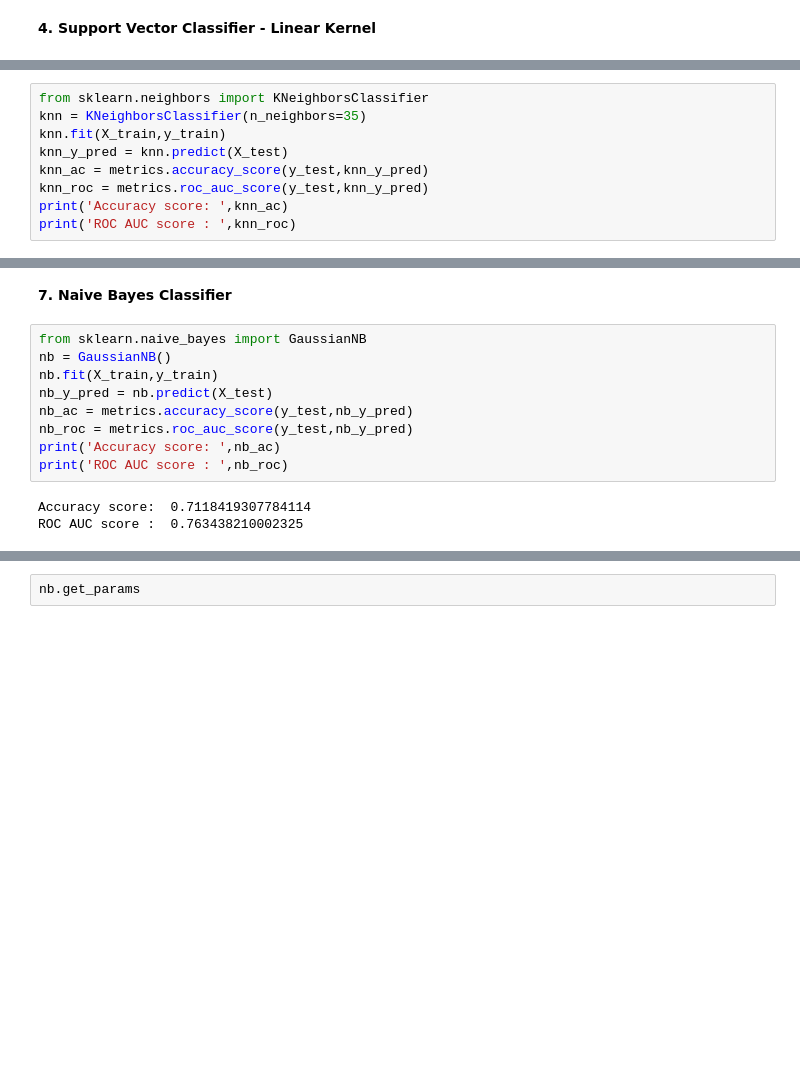
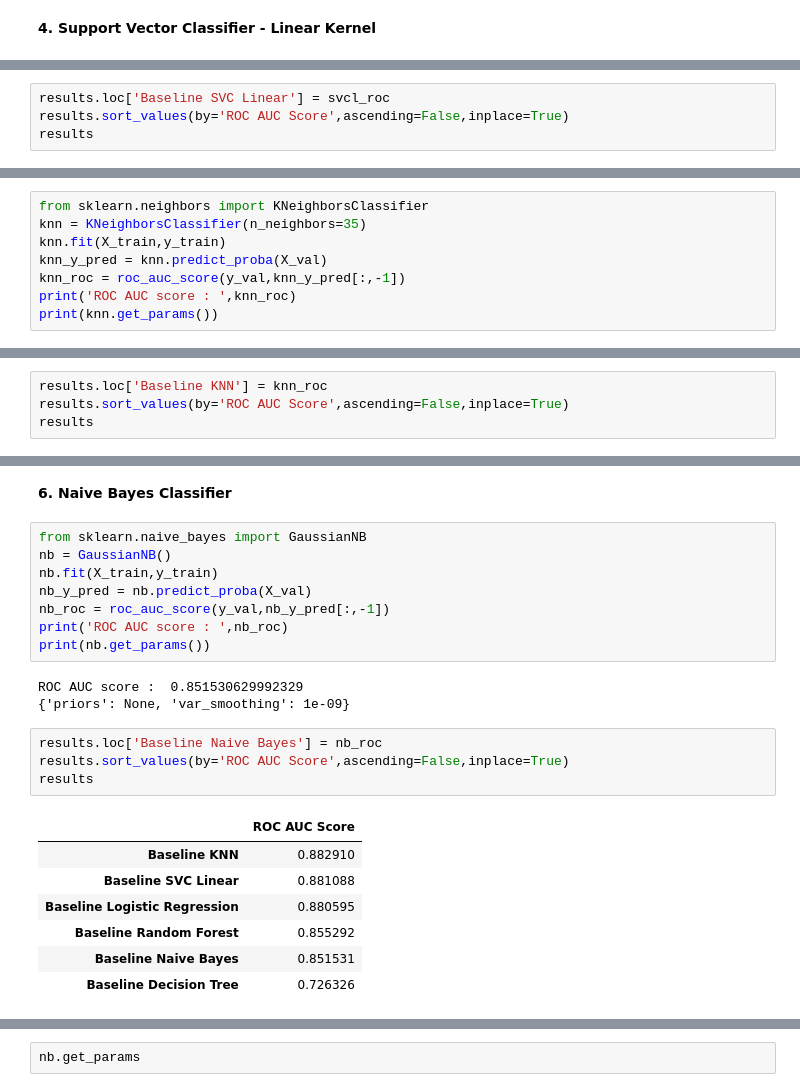
Before and after one commit to ishitashah23/learning-projects, a Jupyter notebook: Income-category Classification Project/Classification Project_Income based on Census.ipynb, the cells around one changed output, grey strips where cells are left out. Saved outputs shown, nothing was run; the diff lists cells and outputs as text; blank space fills up the shorter version.

```diff
--- a/Income-category Classification Project/Classification Project_Income based on Census.ipynb
+++ b/Income-category Classification Project/Classification Project_Income based on Census.ipynb
@@ -727,0 +734,4 @@ svc_r.get_params
+# %%
+results.loc['Baseline SVC Linear'] = svcl_roc
+results.sort_values(by='ROC AUC Score',ascending=False,inplace=True)
+results
@@ -731,9 +747,8 @@ svc_r.get_params
 from sklearn.neighbors import KNeighborsClassifier
 knn = KNeighborsClassifier(n_neighbors=35)
 knn.fit(X_train,y_train)
-knn_y_pred = knn.predict(X_test)
-knn_ac = metrics.accuracy_score(y_test,knn_y_pred)
-knn_roc = metrics.roc_auc_score(y_test,knn_y_pred)
-print('Accuracy score: ',knn_ac)
+knn_y_pred = knn.predict_proba(X_val)
+knn_roc = roc_auc_score(y_val,knn_y_pred[:,-1])
 print('ROC AUC score : ',knn_roc)
+print(knn.get_params())
 # %% [output]
@@ -747,0 +757,4 @@ knn.get_params
+# %%
+results.loc['Baseline KNN'] = knn_roc
+results.sort_values(by='ROC AUC Score',ascending=False,inplace=True)
+results
@@ -748,14 +768,25 @@ knn.get_params
 # %% [markdown]
-**7. Naive Bayes Classifier**
+**6. Naive Bayes Classifier**
 # %%
 from sklearn.naive_bayes import GaussianNB
 nb = GaussianNB()
 nb.fit(X_train,y_train)
-nb_y_pred = nb.predict(X_test)
-nb_ac = metrics.accuracy_score(y_test,nb_y_pred)
-nb_roc = metrics.roc_auc_score(y_test,nb_y_pred)
-print('Accuracy score: ',nb_ac)
+nb_y_pred = nb.predict_proba(X_val)
+nb_roc = roc_auc_score(y_val,nb_y_pred[:,-1])
 print('ROC AUC score : ',nb_roc)
+print(nb.get_params())
 # %% [output]
-Accuracy score:  0.7118419307784114
-ROC AUC score :  0.763438210002325
+ROC AUC score :  0.851530629992329
+{'priors': None, 'var_smoothing': 1e-09}
+# %%
+results.loc['Baseline Naive Bayes'] = nb_roc
+results.sort_values(by='ROC AUC Score',ascending=False,inplace=True)
+results
+# %% [output]
+|  | ROC AUC Score |
+| Baseline KNN | 0.882910 |
+| Baseline SVC Linear | 0.881088 |
+| Baseline Logistic Regression | 0.880595 |
+| Baseline Random Forest | 0.855292 |
+| Baseline Naive Bayes | 0.851531 |
+| Baseline Decision Tree | 0.726326 |
```
Also changed, not shown: parts of 98 cells of this notebook.
